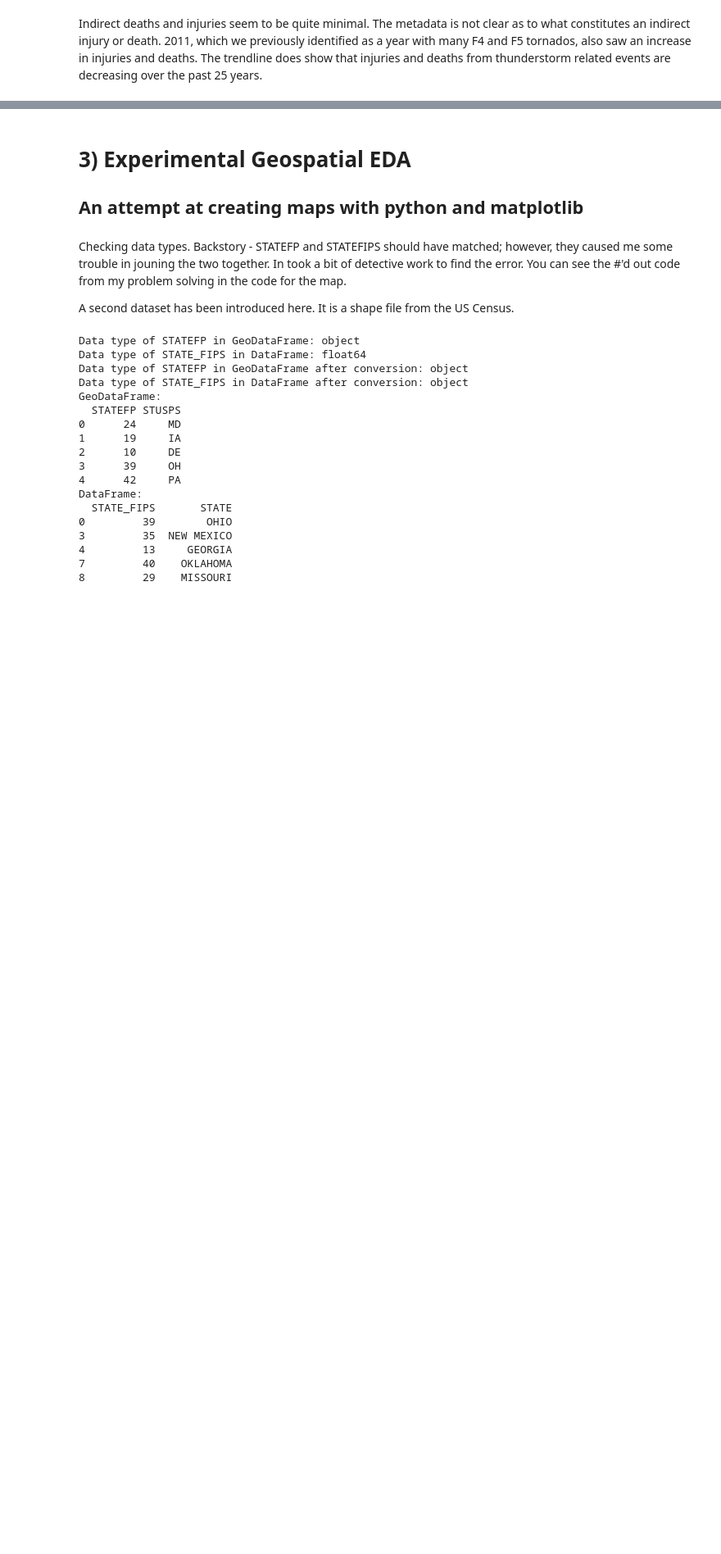
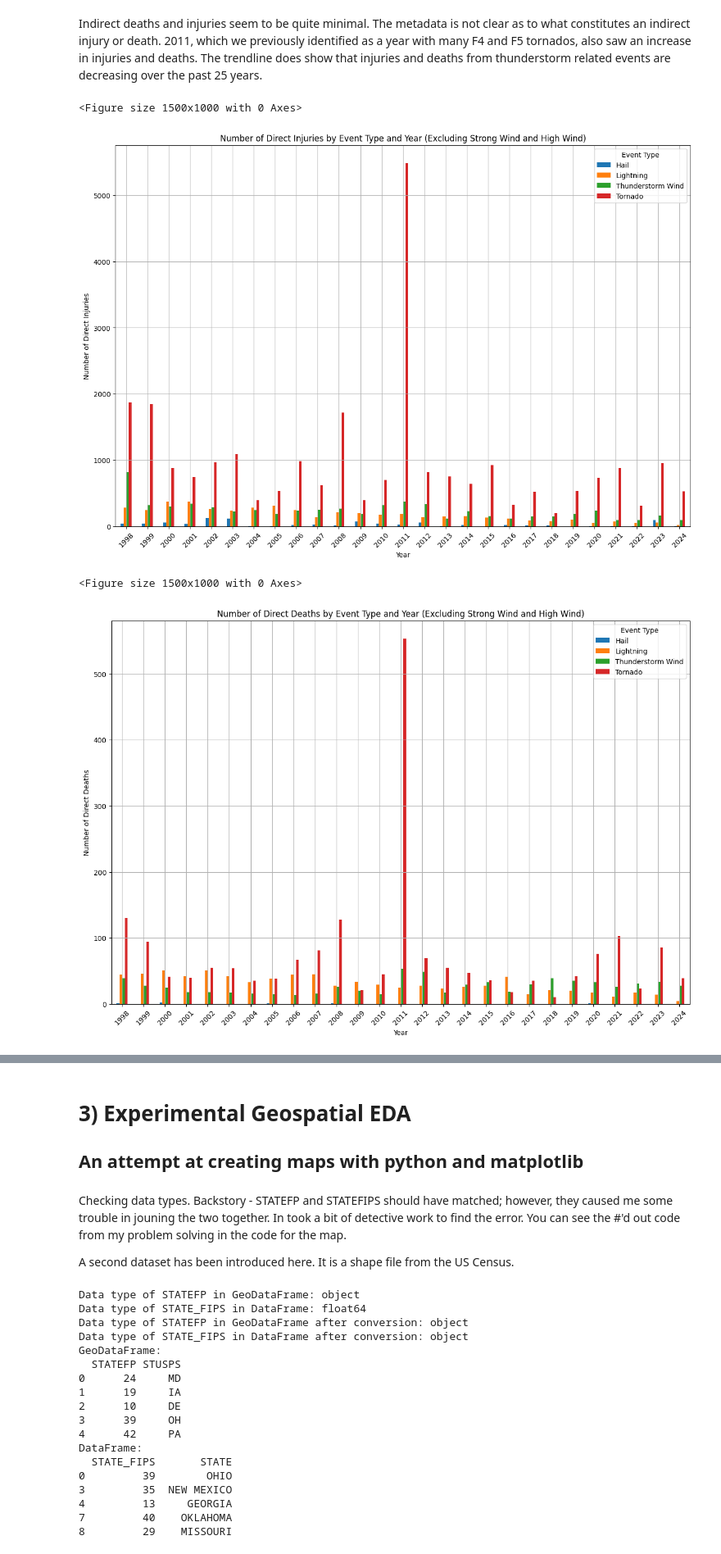
Before and after one commit to drpafowler/datafun-06-eda, a Jupyter notebook: philip_eda.ipynb, the cells around one changed output, grey strips where cells are left out. Shown at 82% size. Drawn from its saved outputs; the diff is of its cells as text; code cells hidden in the pictures; blank space fills up the shorter version.

```diff
--- a/philip_eda.ipynb
+++ b/philip_eda.ipynb
@@ -925,3 +925,43 @@ plt.show()
 # %% [markdown]
 Indirect deaths and injuries seem to be quite minimal.  The metadata is not clear as to what constitutes an indirect injury or death.  2011, which we previously identified as a year with many F4 and F5 tornados, also saw an increase in injuries and deaths.
 The trendline does show that injuries and deaths from thunderstorm related events are decreasing over the past 25 years.
+# %%
+import matplotlib.pyplot as plt
+
+# Group by year and event type, then sum the direct injuries and deaths
+injuries_deaths_by_event_year = df.groupby(['YEAR', 'EVENT_TYPE'])[['INJURIES_DIRECT', 'DEATHS_DIRECT']].sum().reset_index()
+
+# Exclude "Strong Wind" and "High Wind" event types
+excluded_events = ['Strong Wind', 'High Wind']
+filtered_df = injuries_deaths_by_event_year[~injuries_deaths_by_event_year['EVENT_TYPE'].isin(excluded_events)]
+
+# Pivot the data to have years as rows and event types as columns for injuries and deaths
+injuries_pivot = filtered_df.pivot(index='YEAR', columns='EVENT_TYPE', values='INJURIES_DIRECT').fillna(0)
+deaths_pivot = filtered_df.pivot(index='YEAR', columns='EVENT_TYPE', values='DEATHS_DIRECT').fillna(0)
+
+# Plot the bar chart for direct injuries
+plt.figure(figsize=(15, 10))
+injuries_pivot.plot(kind='bar', stacked=False, figsize=(15, 10))
+plt.xlabel('Year')
+plt.ylabel('Number of Direct Injuries')
+plt.title('Number of Direct Injuries by Event Type and Year (Excluding Strong Wind and High Wind)')
+plt.legend(title='Event Type')
+plt.xticks(rotation=45)
+plt.grid(True)
+plt.show()
+
+# Plot the bar chart for direct deaths
+plt.figure(figsize=(15, 10))
+deaths_pivot.plot(kind='bar', stacked=False, figsize=(15, 10))
+plt.xlabel('Year')
+plt.ylabel('Number of Direct Deaths')
+plt.title('Number of Direct Deaths by Event Type and Year (Excluding Strong Wind and High Wind)')
+plt.legend(title='Event Type')
+plt.xticks(rotation=45)
+plt.grid(True)
+plt.show()
+# %% [output]
+<Figure size 1500x1000 with 0 Axes>
+[figure, added]
+<Figure size 1500x1000 with 0 Axes>
+[figure, added]
```
Also changed, not shown: parts of 3 cells of this notebook, 1 other file.
